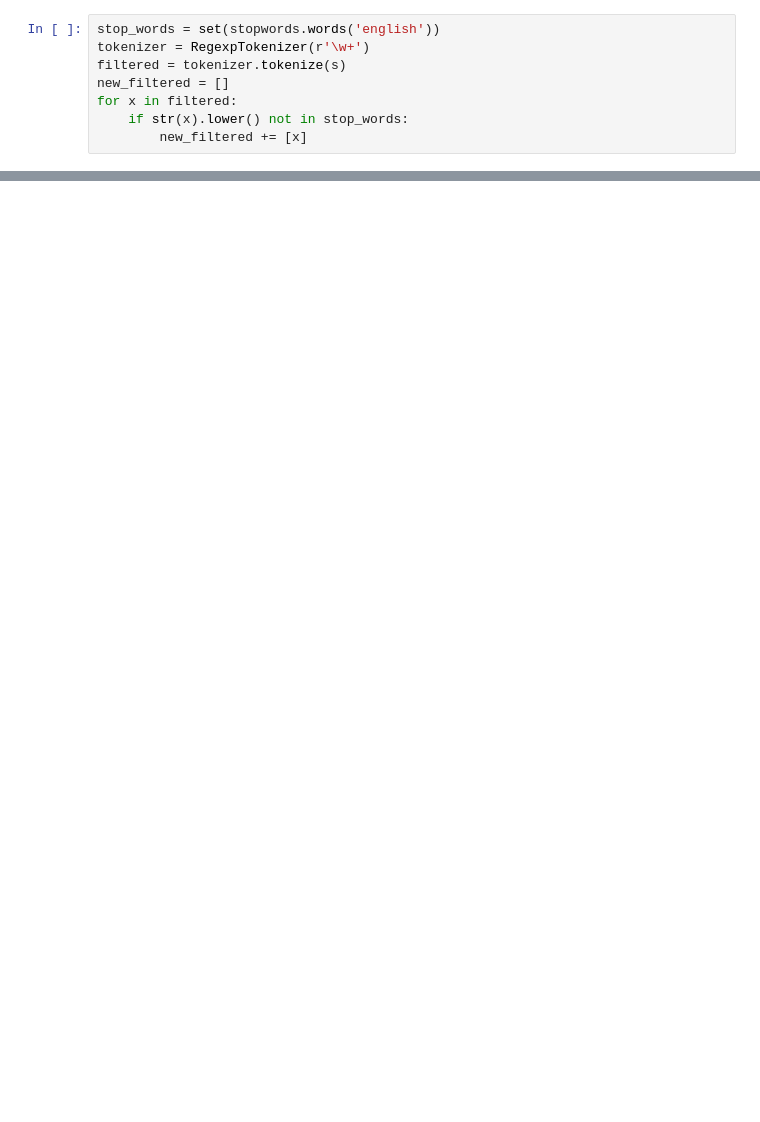
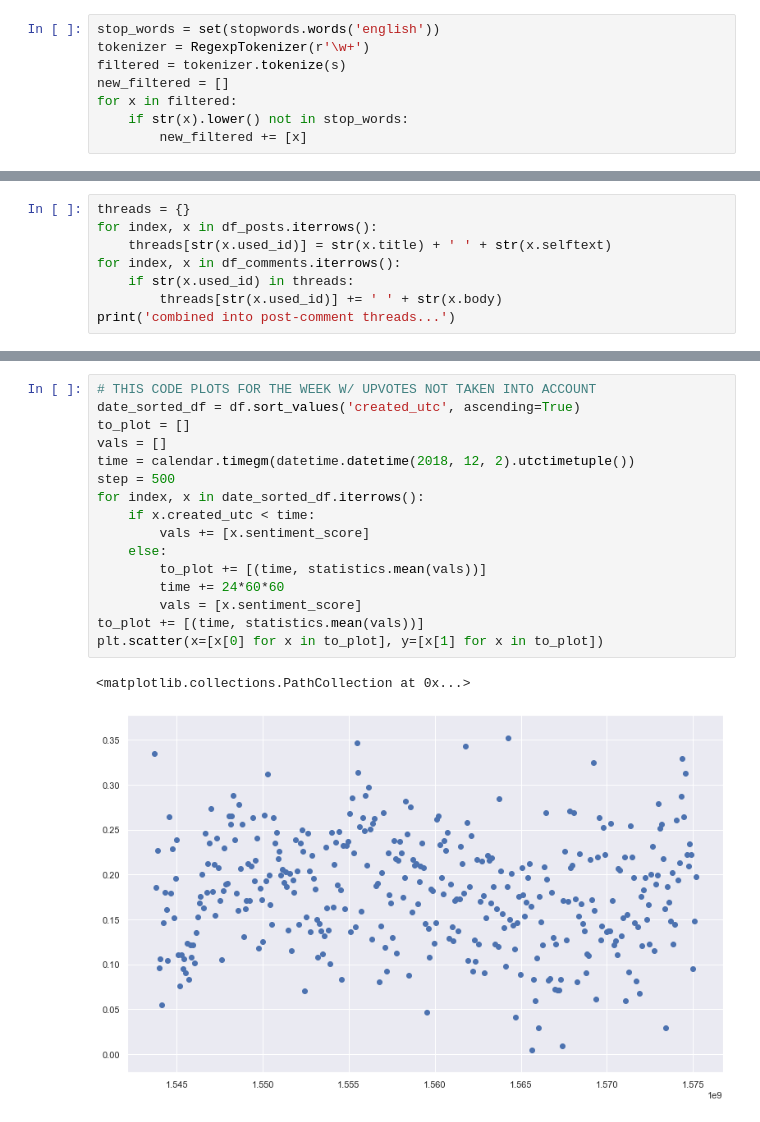
Before and after one commit to AveekD/financeSubredditAnalysis, a Jupyter notebook: explore.ipynb, the cells around one changed output, grey strips where cells are left out. Cells and saved outputs as stored; diff of their text form; blank space fills up the shorter version.

```diff
--- a/explore.ipynb
+++ b/explore.ipynb
@@ -299,0 +367,8 @@ plt.show()
+# %%
+threads = {}
+for index, x in df_posts.iterrows():
+    threads[str(x.used_id)] = str(x.title) + ' ' + str(x.selftext)
+for index, x in df_comments.iterrows():
+    if str(x.used_id) in threads:
+        threads[str(x.used_id)] += ' ' + str(x.body)
+print('combined into post-comment threads...')
@@ -299,0 +533,19 @@ plt.show()
+# %%
+# THIS CODE PLOTS FOR THE WEEK W/ UPVOTES NOT TAKEN INTO ACCOUNT
+date_sorted_df = df.sort_values('created_utc', ascending=True)
+to_plot = []
+vals = []
+time = calendar.timegm(datetime.datetime(2018, 12, 2).utctimetuple())
+step = 500
+for index, x in date_sorted_df.iterrows():
+    if x.created_utc < time:
+        vals += [x.sentiment_score]
+    else:
+        to_plot += [(time, statistics.mean(vals))]
+        time += 24*60*60
+        vals = [x.sentiment_score]
+to_plot += [(time, statistics.mean(vals))]
+plt.scatter(x=[x[0] for x in to_plot], y=[x[1] for x in to_plot])
+# %% [output]
+<matplotlib.collections.PathCollection at 0x...>
+[figure, added]
```
Also changed, not shown: parts of 37 cells of this notebook.
